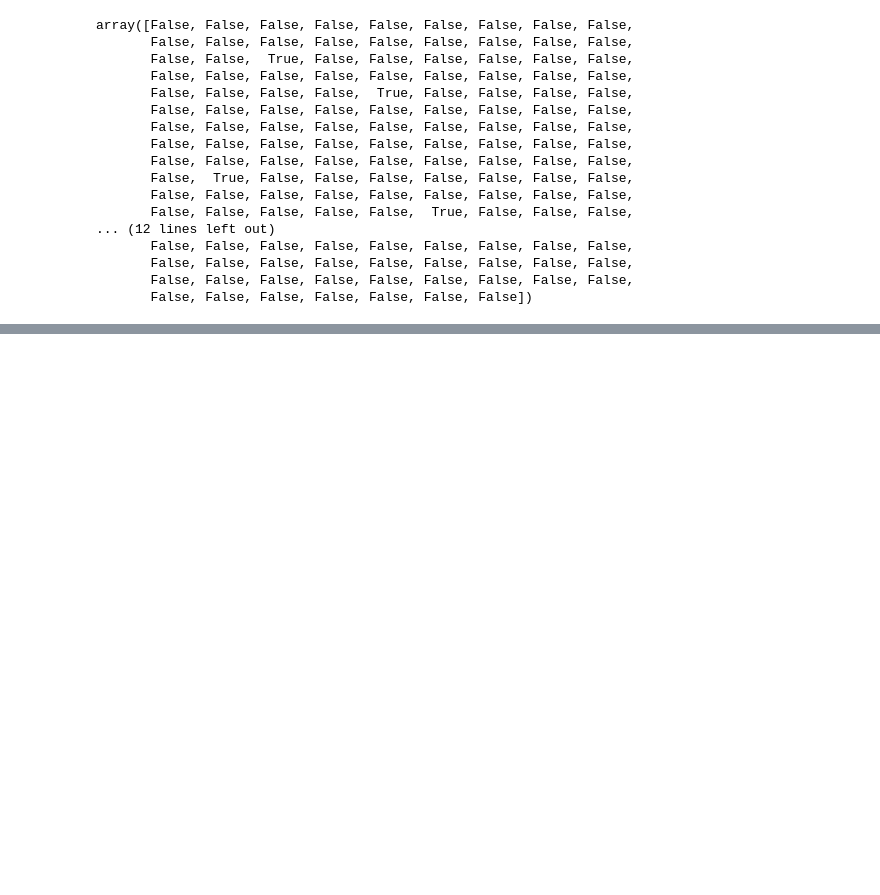
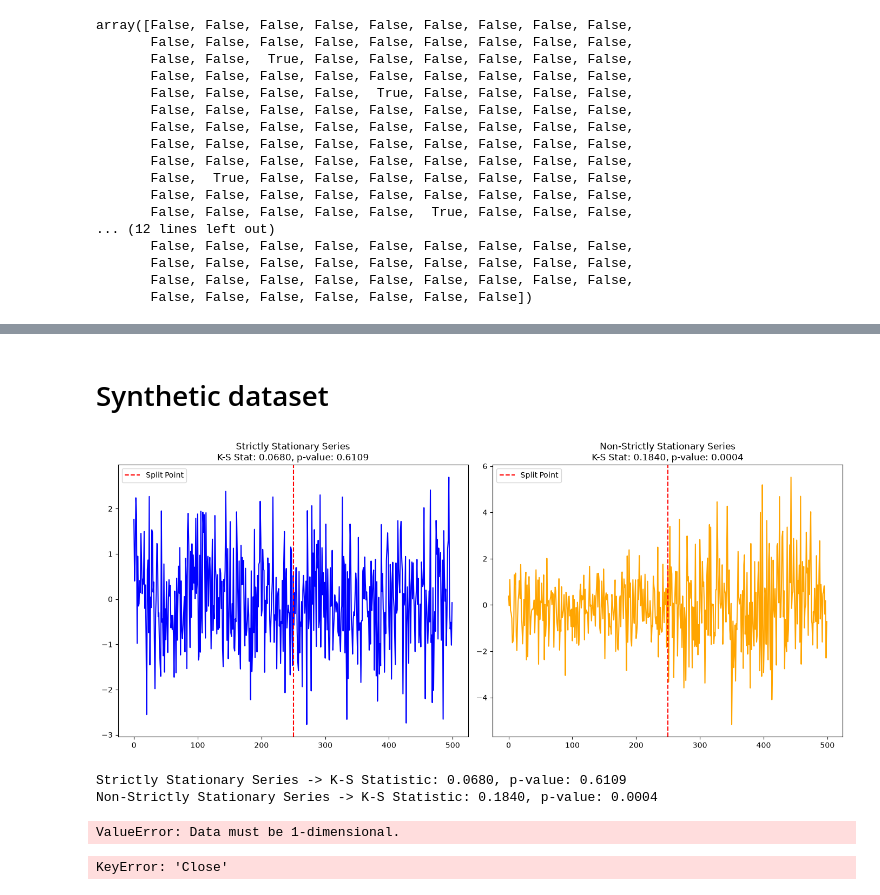
Before and after one commit to harshrathi0010-web/ML-practice, a Jupyter notebook: TSA/Class Time Series Decomposition.ipynb, the cells around one changed output, grey strips where cells are left out. Cells and saved outputs as stored; diff of their text form; code cells hidden in the pictures; blank space fills up the shorter version.

```diff
--- a/TSA/Class Time Series Decomposition.ipynb
+++ b/TSA/Class Time Series Decomposition.ipynb
@@ -177,0 +257,73 @@ parts.head()
+# %% [markdown]
+# Synthetic dataset
+# %%
+import numpy as np
+import matplotlib.pyplot as plt
+from scipy.stats import ks_2samp
+
+# Generating synthetic data for demonstration
+np.random.seed(0)
+n = 500
+
+# Strictly stationary series: normally distributed random noise
+strict_stationary_series = np.random.normal(0, 1, n)
+
+# Non-strictly stationary series: changing variance
+non_strict_stationary_series = np.concatenate([
+    np.random.normal(0, 1, n // 2),
+    np.random.normal(0, 2, n // 2)
+])
+
+# Function to split the series into two halves and perform the K-S test
+def ks_test_stationarity(series):
+    split = len(series) // 2
+    series_first_half = series[:split]
+    series_second_half = series[split:]
+    stat, p_value = ks_2samp(series_first_half, series_second_half)
+    return stat, p_value
+
+# Perform the K-S test on strictly stationary series
+ks_stat_strict, ks_pvalue_strict = ks_test_stationarity(strict_stationary_series)
+
+# Perform the K-S test on non-strictly stationary series
+ks_stat_non_strict, ks_pvalue_non_strict = ks_test_stationarity(non_strict_stationary_series)
+
+# Plotting the series
+plt.figure(figsize=(14, 6))
+
+plt.subplot(1, 2, 1)
+plt.plot(strict_stationary_series, color='blue')
+plt.title(f'Strictly Stationary Series\nK-S Stat: {ks_stat_strict:.4f}, p-value: {ks_pvalue_strict:.4f}')
+plt.axvline(x=n // 2, color='red', linestyle='--', label='Split Point')
+plt.legend()
+
+plt.subplot(1, 2, 2)
+plt.plot(non_strict_stationary_series, color='orange')
+plt.title(f'Non-Strictly Stationary Series\nK-S Stat: {ks_stat_non_strict:.4f}, p-value: {ks_pvalue_non_strict:.4f}')
+plt.axvline(x=n // 2, color='red', linestyle='--', label='Split Point')
+plt.legend()
+
+plt.tight_layout()
+plt.show()
+
+# Print test results
+print(f"Strictly Stationary Series -> K-S Statistic: {ks_stat_strict:.4f}, p-value: {ks_pvalue_strict:.4f}")
+print(f"Non-Strictly Stationary Series -> K-S Statistic: {ks_stat_non_strict:.4f}, p-value: {ks_pvalue_non_strict:.4f}")
+# %% [output]
+[figure, added]
+Strictly Stationary Series -> K-S Statistic: 0.0680, p-value: 0.6109
+Non-Strictly Stationary Series -> K-S Statistic: 0.1840, p-value: 0.0004
+# %%
+import numpy as np
+from scipy import stats
+
+# Log transformation
+prices_log=np.log(prices)
+
+# Square root transformation
+prices_sqrt=np.sqrt(prices)
+
+# Box-Cox transformation
+prices_boxcox,lam=stats.boxcox(prices[prices>0])
+# %% [output]
+ValueError: Data must be 1-dimensional.
@@ -177,0 +337,6 @@ parts.head()
+# %%
+clean_prices = prices['Close'][prices['Close'] > 0].dropna()
+
+prices_boxcox, lam = stats.boxcox(clean_prices)
+# %% [output]
+KeyError: 'Close'
```
Also changed, not shown: parts of 18 cells of this notebook, 3 other files.
